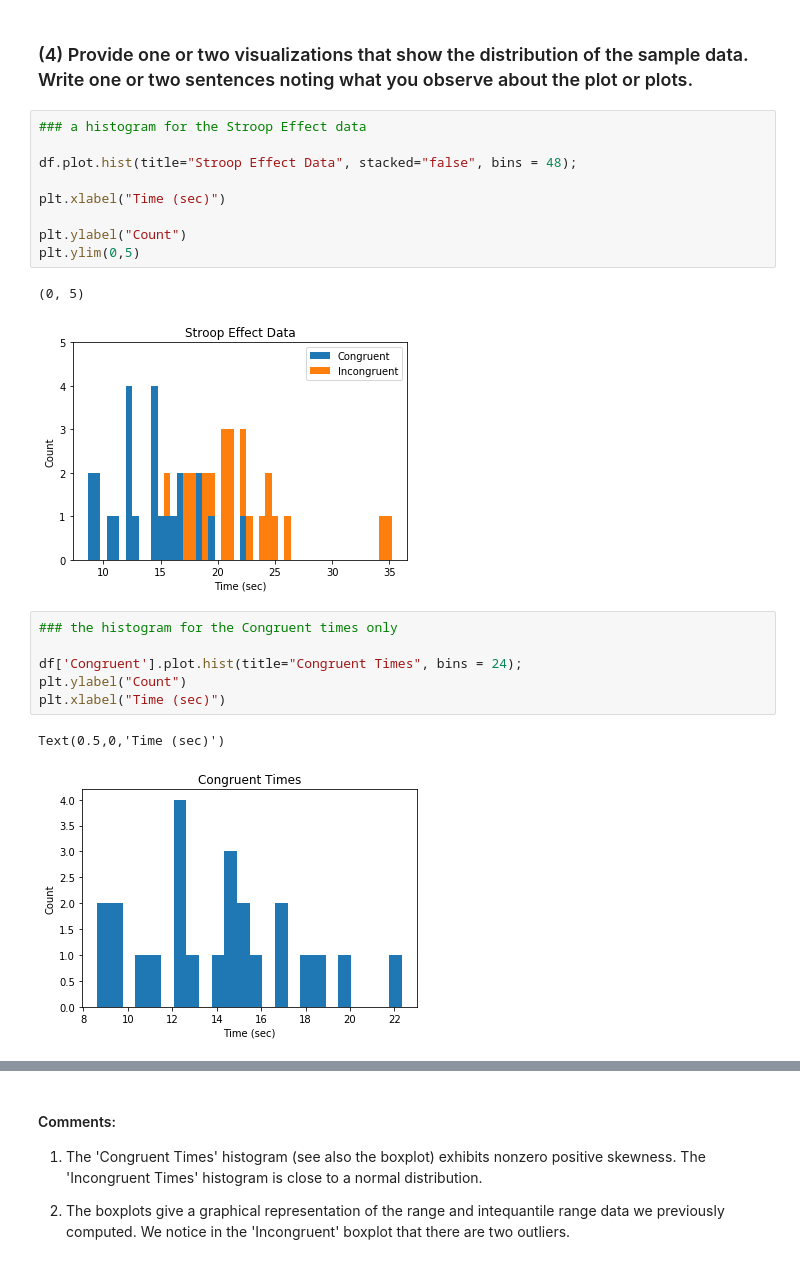
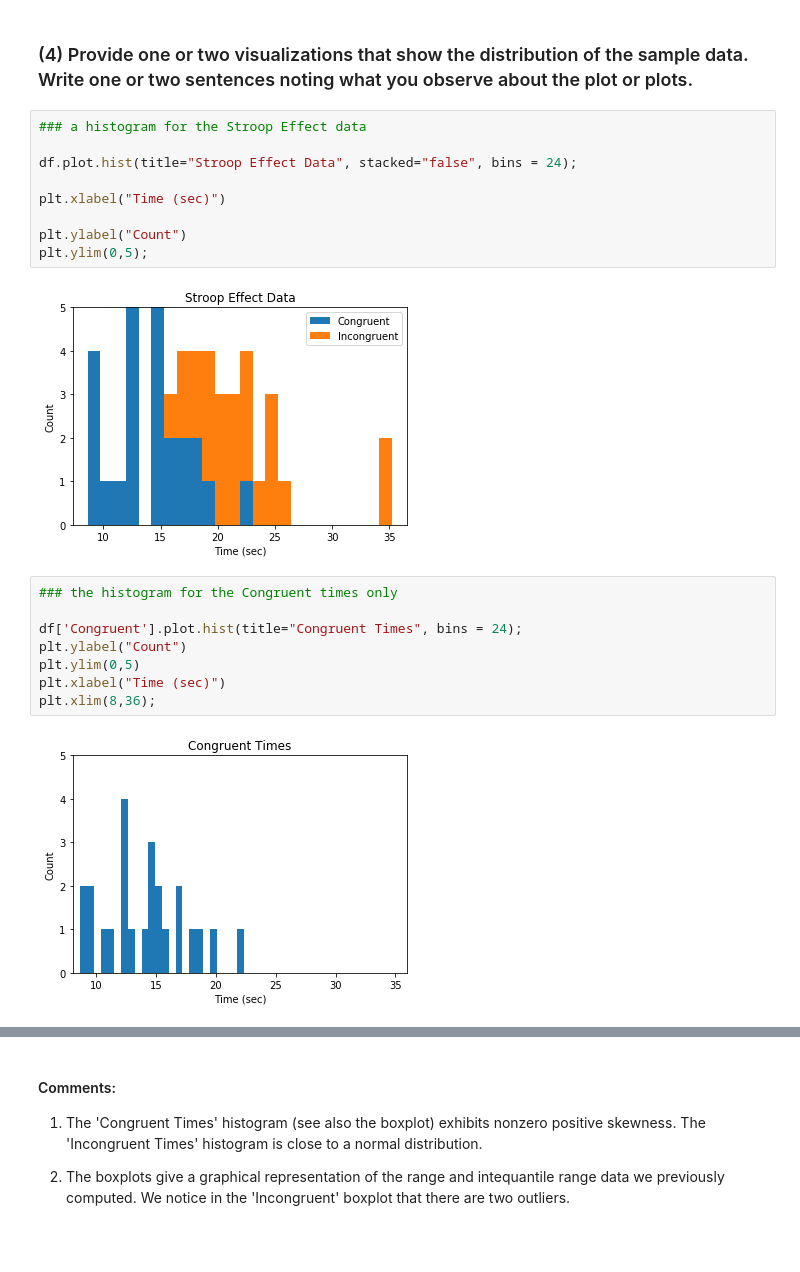
Before and after one commit to SolanaO/dand_t2_p1, a Jupyter notebook: Test a Perceptual Phenomenon.ipynb, the cells around one changed output, grey strips where cells are left out. Drawn from its saved outputs; the diff is of its cells as text.

```diff
--- a/Test a Perceptual Phenomenon.ipynb
+++ b/Test a Perceptual Phenomenon.ipynb
@@ -86,24 +98,24 @@ df.describe()
 # %%
 ### a histogram for the Stroop Effect data
 
-df.plot.hist(title="Stroop Effect Data", stacked="false", bins = 48);
+df.plot.hist(title="Stroop Effect Data", stacked="false", bins = 24);
 
 plt.xlabel("Time (sec)")
 
 plt.ylabel("Count")
-plt.ylim(0,5)
+plt.ylim(0,5);
 # %% [output]
-(0, 5)
-[figure, old version]
+[figure, new version]
 # %%
 ### the histogram for the Congruent times only
 
 df['Congruent'].plot.hist(title="Congruent Times", bins = 24);
 plt.ylabel("Count")
+plt.ylim(0,5)
 plt.xlabel("Time (sec)")
+plt.xlim(8,36);
 # %% [output]
-Text(0.5,0,'Time (sec)')
-[figure, old version]
+[figure, new version]
 # %%
 ### the histogram for the Incongruent times only
 
```
Also changed, not shown: parts of 20 cells of this notebook, 1 other file.
